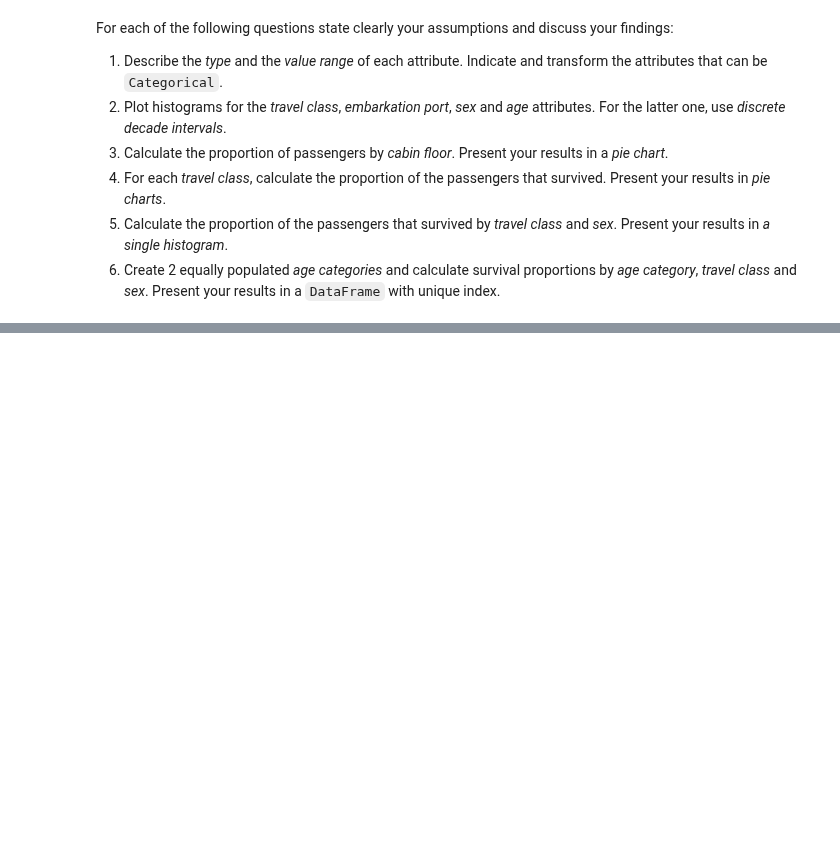
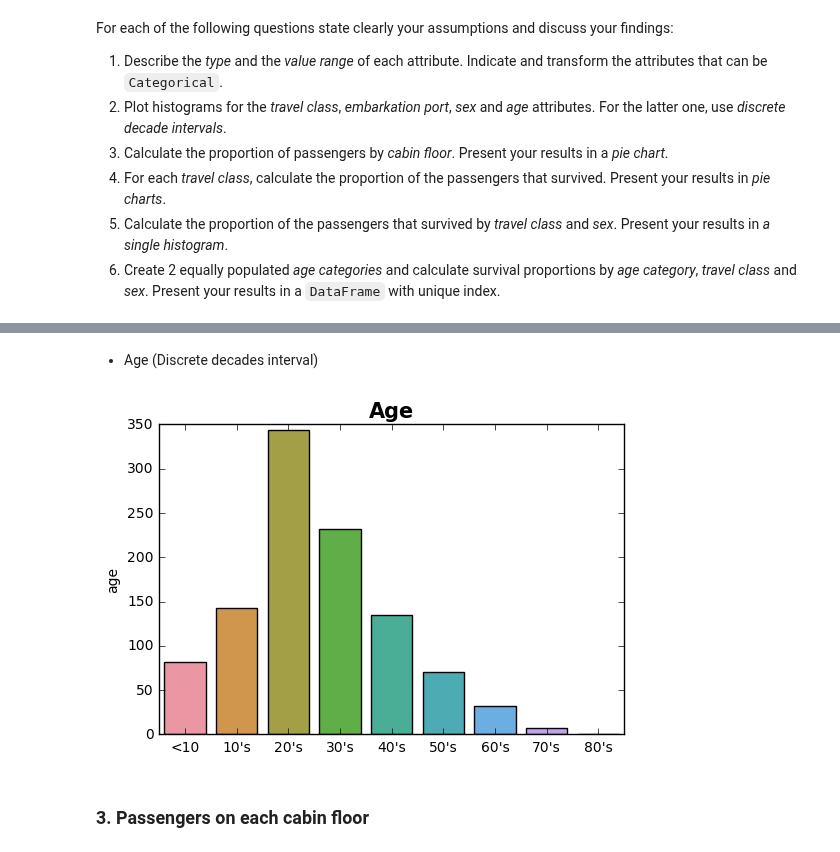
Before and after one commit to padesplaces/ada2017, a Jupyter notebook: hwk1/Homework 1.ipynb, the cells around one changed output, grey strips where cells are left out. Saved outputs shown, nothing was run; the diff lists cells and outputs as text; code cells hidden in the pictures; blank space fills up the shorter version.

```diff
--- a/hwk1/Homework 1.ipynb
+++ b/hwk1/Homework 1.ipynb
@@ -162,0 +295,11 @@ For each of the following questions state clearly your assumptions and discuss y
+# %% [markdown]
+- Age (Discrete decades interval)
+# %%
+# divide data into age intervals
+decade_int = pd.cut(tf.age, [0,9,19,29,39,49,59,69,79, 89], labels=['<10','10\'s','20\'s','30\'s', '40\'s', '50\'s', '60\'s','70\'s', '80\'s'])
+
+hist("Age", decade_int.value_counts(sort=False), decade_int.value_counts(sort=False).keys(), 0)
+# %% [output]
+[figure, added]
+# %% [markdown]
+### 3. Passengers on each cabin floor
```
Also changed, not shown: parts of 30 cells of this notebook.
